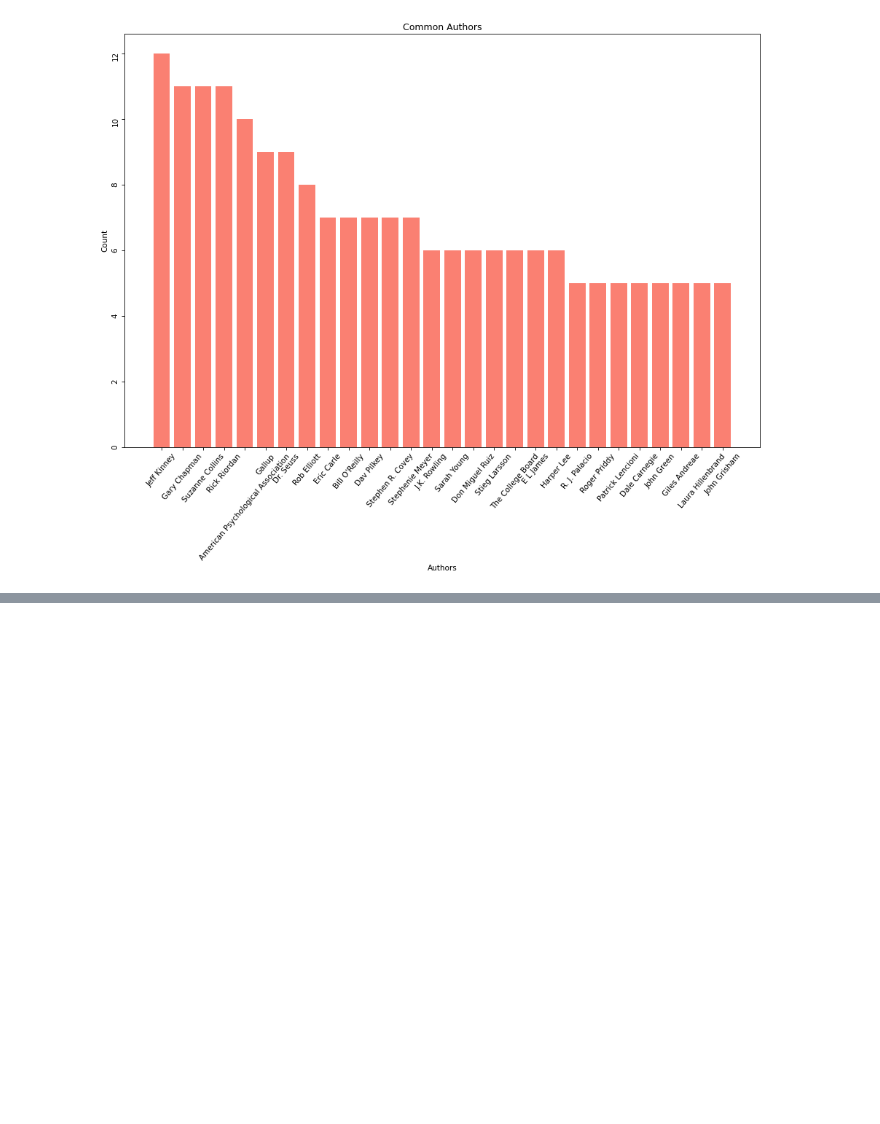
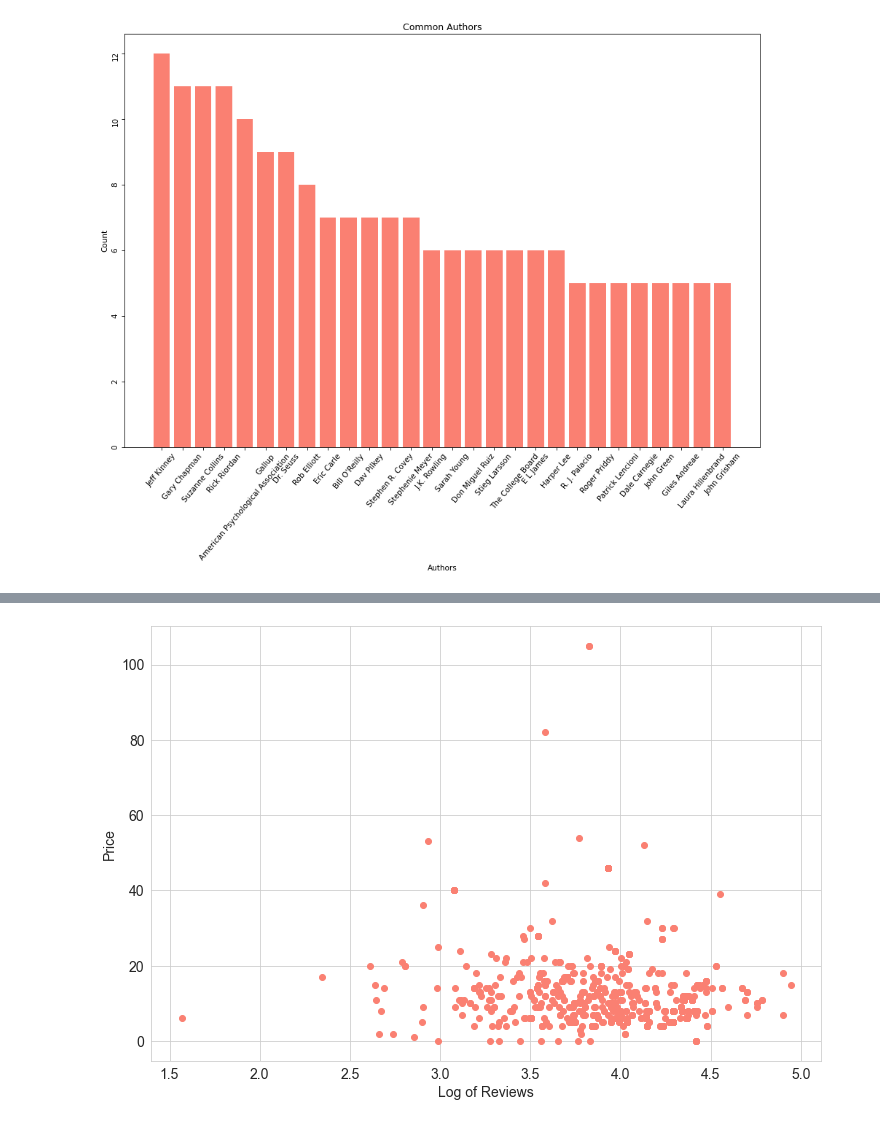
Before and after one commit to Charles2005/Amazon-Bestselling-Books-EDA, a Jupyter notebook: Files/Amazon-Top-Books-EDA.ipynb, the cells around one changed output, grey strips where cells are left out. Saved outputs shown, nothing was run; the diff lists cells and outputs as text; code cells hidden in the pictures; blank space fills up the shorter version.

```diff
--- a/Files/Amazon-Top-Books-EDA.ipynb
+++ b/Files/Amazon-Top-Books-EDA.ipynb
@@ -230,0 +258,8 @@ plt.yticks(rotation=90);
+# %%
+fig, ax = plt.subplots(figsize=(12, 8))
+ax.scatter(df_log_reviews, df.Price, color="salmon")
+ax.tick_params(labelsize=14)
+ax.set_xlabel("Log of Reviews", fontsize=14)
+ax.set_ylabel("Price", fontsize=14);
+# %% [output]
+[figure, added]
```
Also changed, not shown: parts of 11 cells of this notebook.
